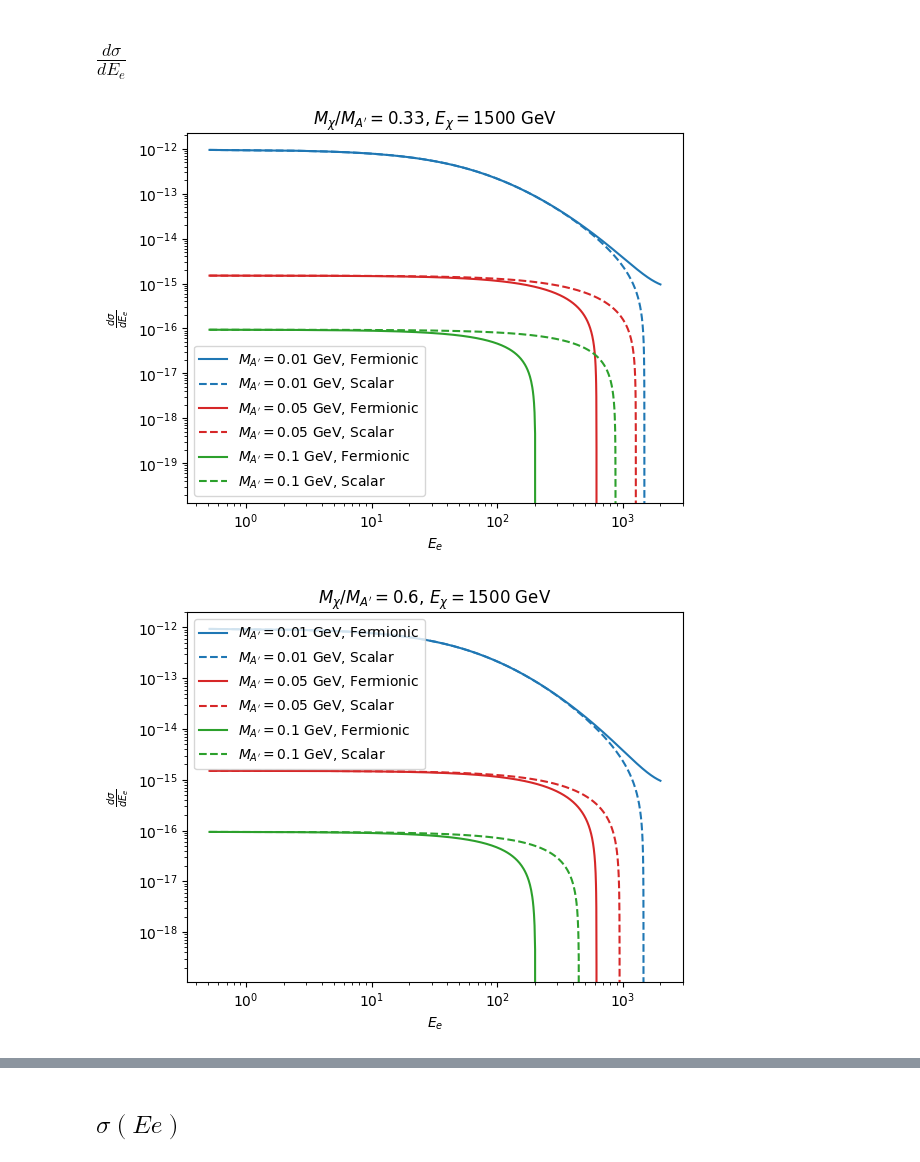
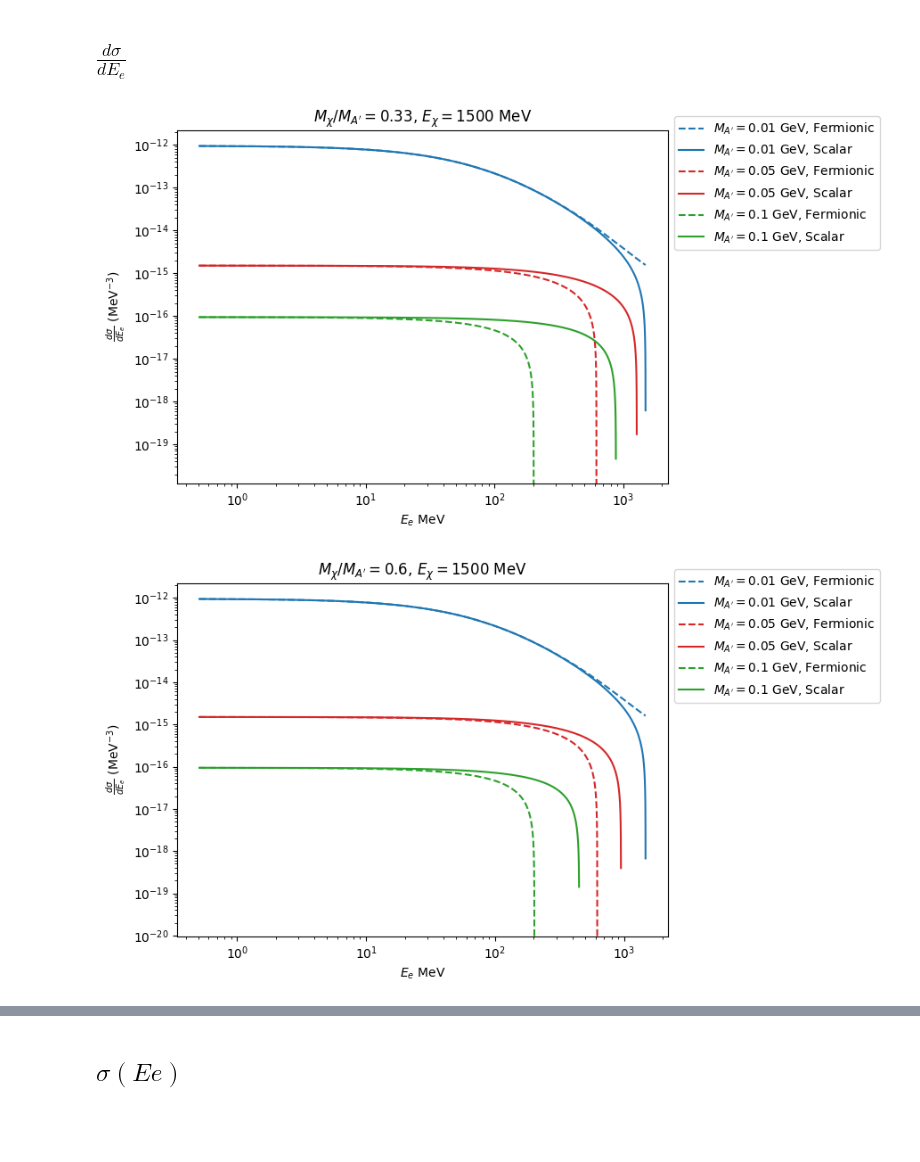
Before and after one commit to amh-137/DarkElectronScatter, a Jupyter notebook: notebooks/BdNMC_distributions.ipynb, the cells around one changed output, grey strips where cells are left out. Cells and saved outputs as stored; diff of their text form; code cells hidden in the pictures; blank space fills up the shorter version.

Commit message:
corrected legend boxes, layout

```diff
--- a/notebooks/BdNMC_distributions.ipynb
+++ b/notebooks/BdNMC_distributions.ipynb
@@ -73,25 +73,28 @@ def dsigma_dE_scalar(Ee, EDM, MDM, MDP):
     return coef * F1
 # %%
 
-Ee = np.linspace(0.511, 2000, 1000)
 EDM = 1500 # <EDM> is like 1.5 GeV probs
+
 
 dts = [0.33, 0.6, 2.0]
 MAs = [0.01*1000, 0.05*1000, 0.1*1000] # MeV
 cols = ["tab:blue", "tab:red", "tab:green"]
 for dt in dts:
-    fig = plt.figure()
+    fig = plt.figure(figsize=(9,5))
     ax = fig.add_subplot(111)
     for i, MA in enumerate(MAs):
         mchi = dt * MA
-        ax.plot(Ee, dsigma_dE_fermionic(Ee, EDM, mchi, MA), label=r"$M_{A'}=$"+f'{MA/1000} GeV, Fermionic', color = cols[i])
-        ax.plot(Ee, dsigma_dE_scalar(Ee, EDM, mchi, MA), label=r"$M_{A'}=$"+f'{MA/1000} GeV, Scalar', color = cols[i], linestyle='dashed')
-        ax.set(xlabel=r'$E_e$', ylabel=r'$\frac{d\sigma}{dE_e}$', title=r"$M_\chi / M_{A'}=$"+f'{dt}, '+'$E_\chi=$'+f'{EDM} GeV')
-        ax.legend()
+        Ee = np.linspace(0.511, Ee_theta(0, EDM, mchi), 5000)
+        ax.plot(Ee, dsigma_dE_fermionic(Ee, EDM, mchi, MA), label=r"$M_{A'}=$"+f'{MA/1000} GeV, Fermionic', color = cols[i], linestyle='dashed')
+        ax.plot(Ee, dsigma_dE_scalar(Ee, EDM, mchi, MA), label=r"$M_{A'}=$"+f'{MA/1000} GeV, Scalar', color = cols[i])
+
+    ax.set(xlabel=r'$E_e$ MeV', ylabel=r'$\frac{d\sigma}{dE_e}$ (MeV$^{-3}$)', title=r"$M_\chi / M_{A'}=$"+f'{dt}, '+'$E_\chi=$'+f'{EDM} MeV')
+    ax.legend(loc='center left', bbox_to_anchor=(1, 0.85))
     ax.loglog()
+    fig.tight_layout()
     fig.savefig(f"../plots/distributions/dsigma_dE_{dt}.png")
     fig.savefig(f"../plots/distributions/dsigma_dE_{dt}.pdf")
 plt.show()
 # %% [output]
-[figure, old version]
+[figure, new version]
-[figure, old version]
+[figure, new version]
```
Also changed, not shown: parts of 1 cell of this notebook.
